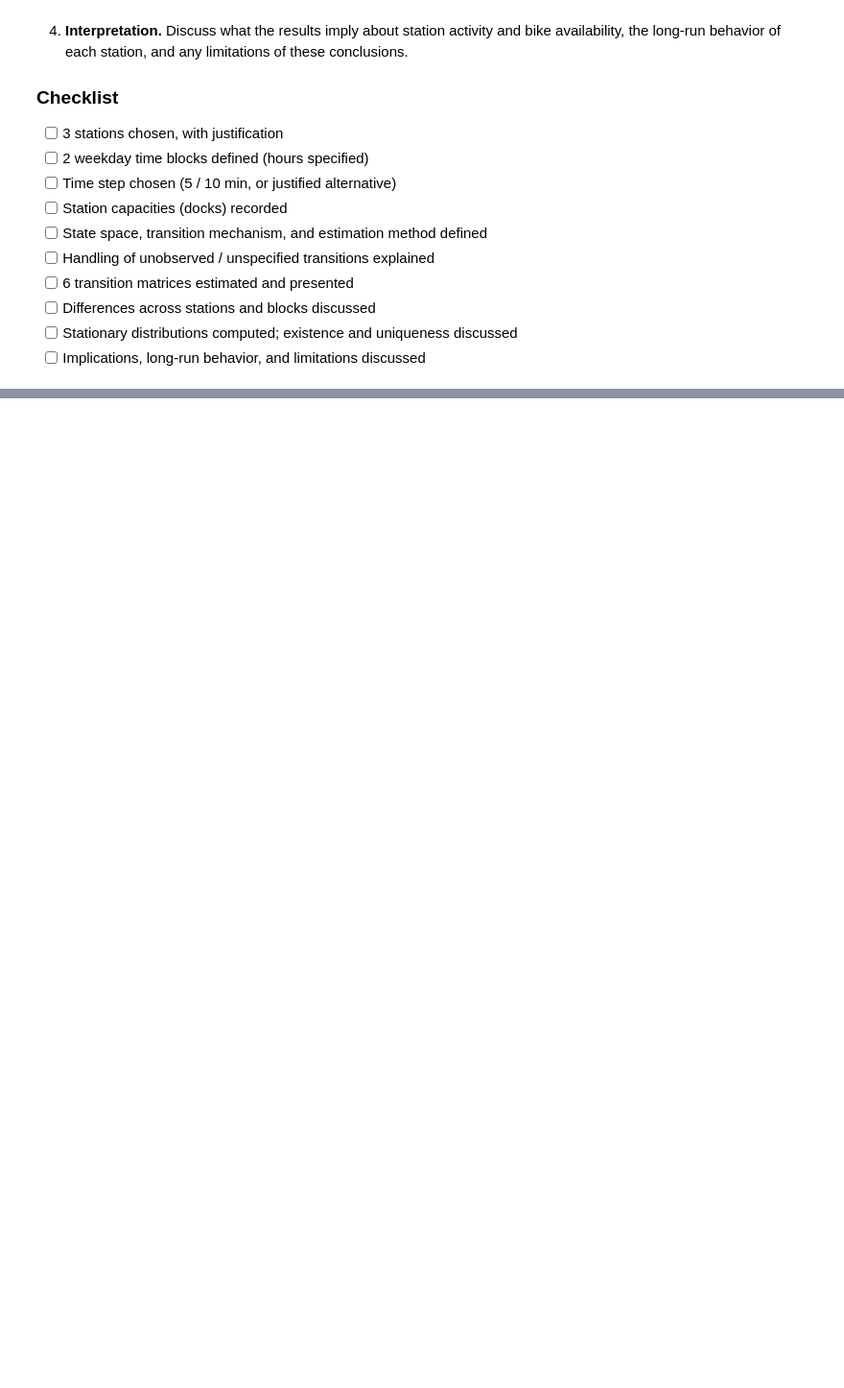
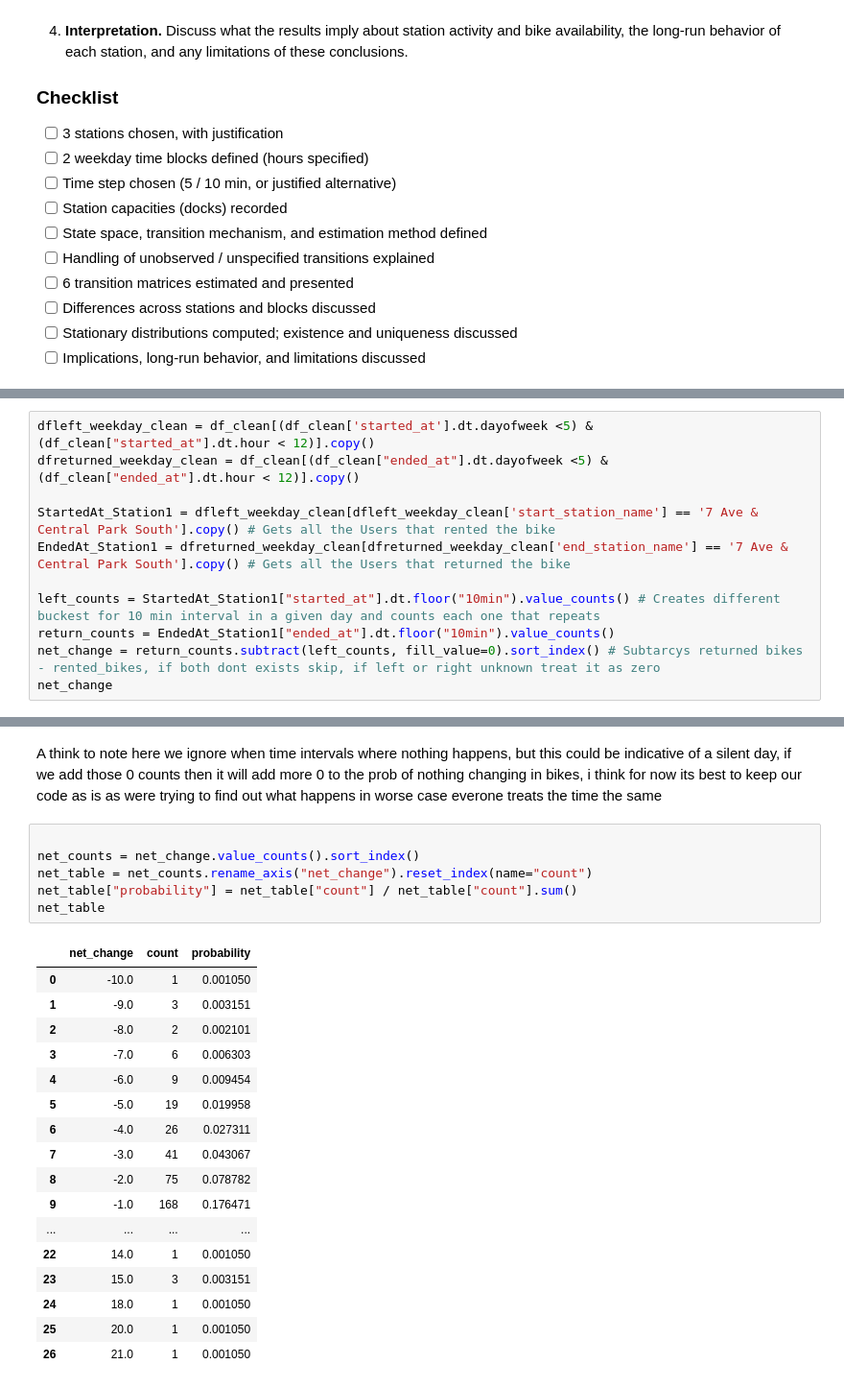
Before and after one commit to ethanw2701/citibike-project, a Jupyter notebook: Modeling Under Uncertainty Project.ipynb, the cells around one changed output, grey strips where cells are left out. Shown at 96% size. Saved outputs shown, nothing was run; the diff lists cells and outputs as text; blank space fills up the shorter version.

```diff
--- a/Modeling Under Uncertainty Project.ipynb
+++ b/Modeling Under Uncertainty Project.ipynb
@@ -311,0 +333,11 @@ df_clean.head()
+# %%
+dfleft_weekday_clean = df_clean[(df_clean['started_at'].dt.dayofweek <5) & (df_clean["started_at"].dt.hour < 12)].copy()
+dfreturned_weekday_clean = df_clean[(df_clean["ended_at"].dt.dayofweek <5) & (df_clean["ended_at"].dt.hour < 12)].copy()
+
+StartedAt_Station1 = dfleft_weekday_clean[dfleft_weekday_clean['start_station_name'] == '7 Ave & Central Park South'].copy() # Gets all the Users that rented the bike
+EndedAt_Station1 = dfreturned_weekday_clean[dfreturned_weekday_clean['end_station_name'] == '7 Ave & Central Park South'].copy() # Gets all the Users that returned the bike
+
+left_counts = StartedAt_Station1["started_at"].dt.floor("10min").value_counts() # Creates different buckest for 10 min interval in a given day and counts each one that repeats
+return_counts = EndedAt_Station1["ended_at"].dt.floor("10min").value_counts()
+net_change = return_counts.subtract(left_counts, fill_value=0).sort_index() # Subtarcys returned bikes - rented_bikes, if both dont exists skip, if left or right unknown treat it as zero
+net_change
@@ -311,0 +357,26 @@ df_clean.head()
+# %% [markdown]
+A think to note here we ignore when time intervals where nothing happens, but this could be indicative of a silent day, if we add those 0 counts then it will add more 0 to the prob of nothing changing in bikes, i think for now its best to keep our code as is as were trying to find out what happens in worse case everone treats the time the same
+# %%
+
+net_counts = net_change.value_counts().sort_index()
+net_table = net_counts.rename_axis("net_change").reset_index(name="count")
+net_table["probability"] = net_table["count"] / net_table["count"].sum()
+net_table
+# %% [output]
+|  | net_change | count | probability |
+| 0 | -10.0 | 1 | 0.001050 |
+| 1 | -9.0 | 3 | 0.003151 |
+| 2 | -8.0 | 2 | 0.002101 |
+| 3 | -7.0 | 6 | 0.006303 |
+| 4 | -6.0 | 9 | 0.009454 |
+| 5 | -5.0 | 19 | 0.019958 |
+| 6 | -4.0 | 26 | 0.027311 |
+| 7 | -3.0 | 41 | 0.043067 |
+| 8 | -2.0 | 75 | 0.078782 |
+| 9 | -1.0 | 168 | 0.176471 |
+| ... | ... | ... | ... |
+| 22 | 14.0 | 1 | 0.001050 |
+| 23 | 15.0 | 3 | 0.003151 |
+| 24 | 18.0 | 1 | 0.001050 |
+| 25 | 20.0 | 1 | 0.001050 |
+| 26 | 21.0 | 1 | 0.001050 |
```
Also changed, not shown: parts of 11 cells of this notebook.
